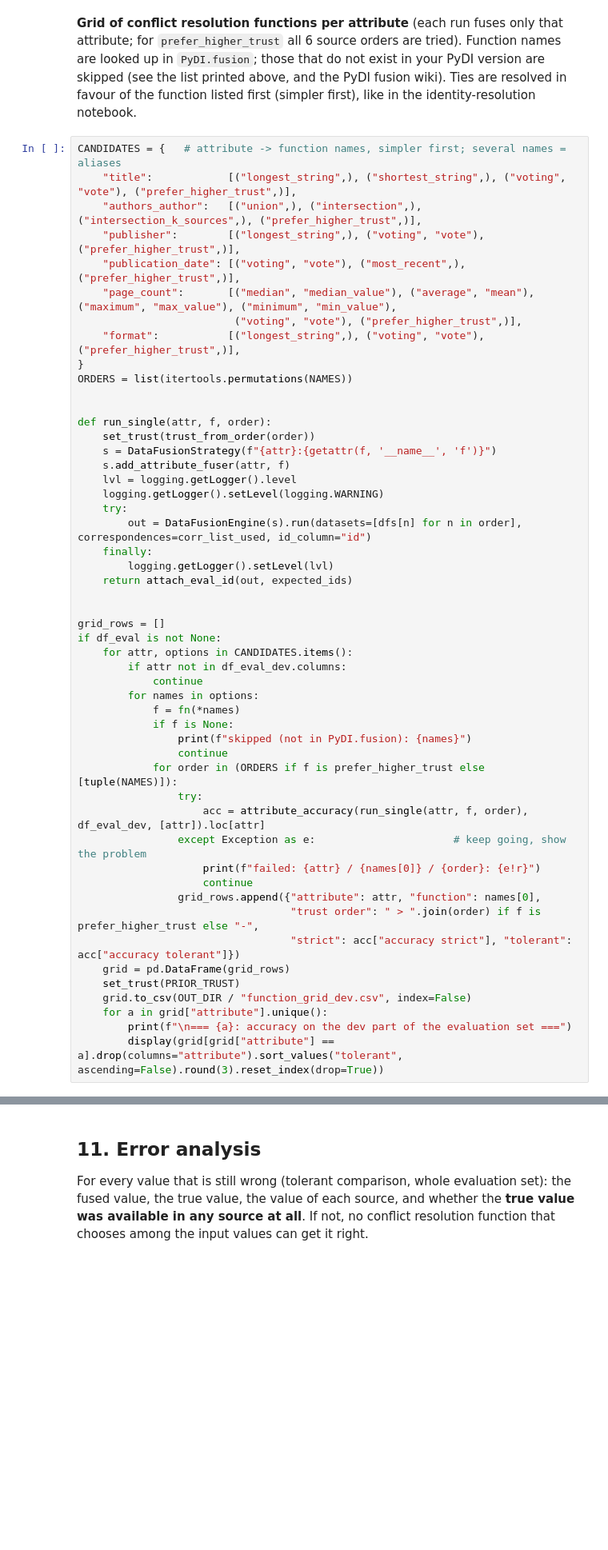
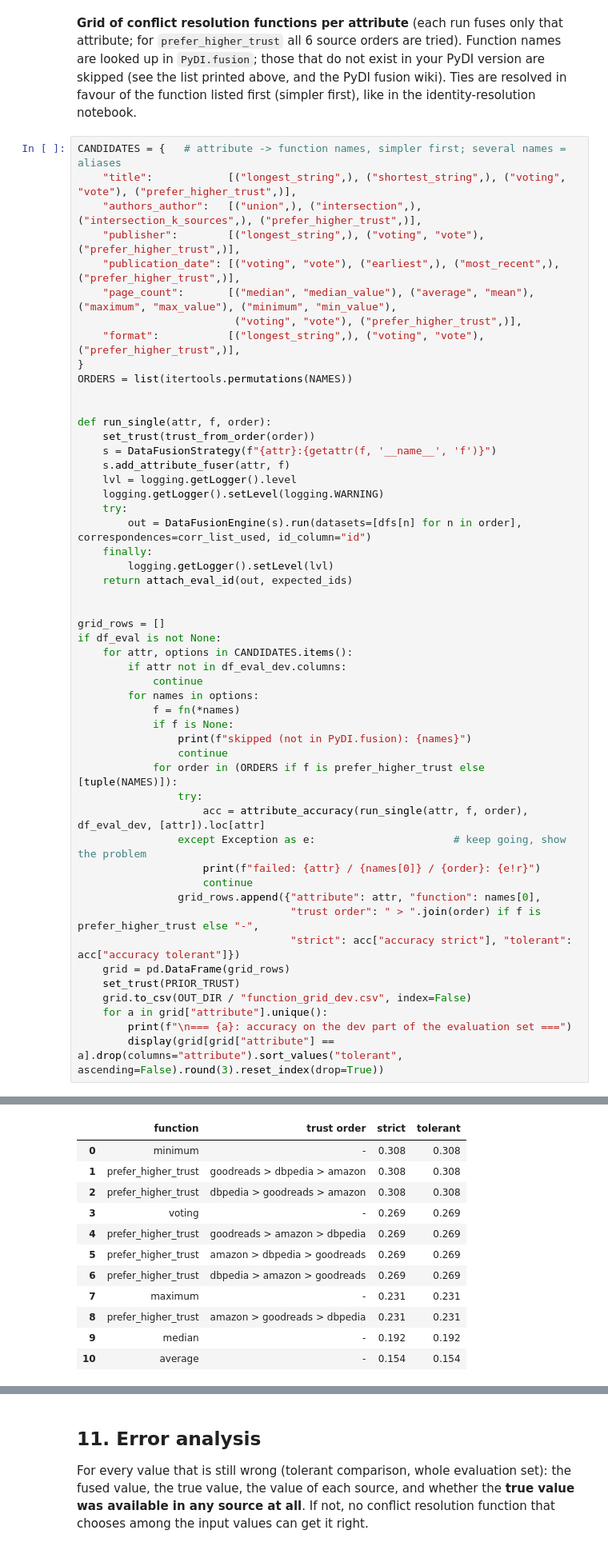
Before and after one commit to Web-Data-Integration-Team/Books-Data-Integration, a Jupyter notebook: data_fusion.ipynb, the cells around one changed output, grey strips where cells are left out. Shown at 80% size. Saved outputs shown, nothing was run; the diff lists cells and outputs as text; blank space fills up the shorter version.

```diff
--- a/data_fusion.ipynb
+++ b/data_fusion.ipynb
@@ -751,7 +777,7 @@ CANDIDATES = {   # attribute -> function names, simpler first; several names = a
     "title":            [("longest_string",), ("shortest_string",), ("voting", "vote"), ("prefer_higher_trust",)],
     "authors_author":   [("union",), ("intersection",), ("intersection_k_sources",), ("prefer_higher_trust",)],
     "publisher":        [("longest_string",), ("voting", "vote"), ("prefer_higher_trust",)],
-    "publication_date": [("voting", "vote"), ("most_recent",), ("prefer_higher_trust",)],
+    "publication_date": [("voting", "vote"), ("earliest",), ("most_recent",), ("prefer_higher_trust",)],
     "page_count":       [("median", "median_value"), ("average", "mean"), ("maximum", "max_value"), ("minimum", "min_value"),
                          ("voting", "vote"), ("prefer_higher_trust",)],
     "format":           [("longest_string",), ("voting", "vote"), ("prefer_higher_trust",)],
@@ -797,3 +823,4 @@ if df_eval is not None:
     for a in grid["attribute"].unique():
         print(f"\n=== {a}: accuracy on the dev part of the evaluation set ===")
         display(grid[grid["attribute"] == a].drop(columns="attribute").sort_values("tolerant", ascending=False).round(3).reset_index(drop=True))
+# %% [output]
@@ -800,3 +888,15 @@ if df_eval is not None:
+|  | function | trust order | strict | tolerant |
+| 0 | minimum | - | 0.308 | 0.308 |
+| 1 | prefer_higher_trust | goodreads > dbpedia > amazon | 0.308 | 0.308 |
+| 2 | prefer_higher_trust | dbpedia > goodreads > amazon | 0.308 | 0.308 |
+| 3 | voting | - | 0.269 | 0.269 |
+| 4 | prefer_higher_trust | goodreads > amazon > dbpedia | 0.269 | 0.269 |
+| 5 | prefer_higher_trust | amazon > dbpedia > goodreads | 0.269 | 0.269 |
+| 6 | prefer_higher_trust | dbpedia > amazon > goodreads | 0.269 | 0.269 |
+| 7 | maximum | - | 0.231 | 0.231 |
+| 8 | prefer_higher_trust | amazon > goodreads > dbpedia | 0.231 | 0.231 |
+| 9 | median | - | 0.192 | 0.192 |
+| 10 | average | - | 0.154 | 0.154 |
 # %% [markdown]
 ## 10. Final strategy
 
```
Also changed, not shown: parts of 17 cells of this notebook, 3 other files.
